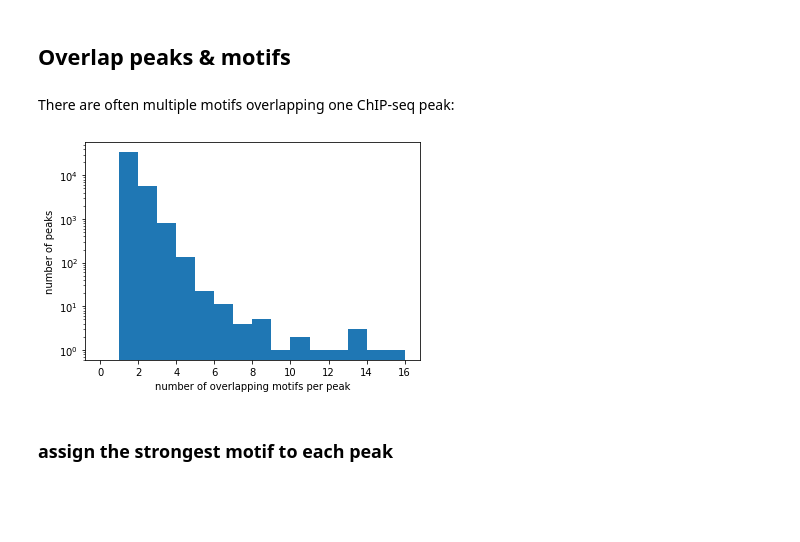
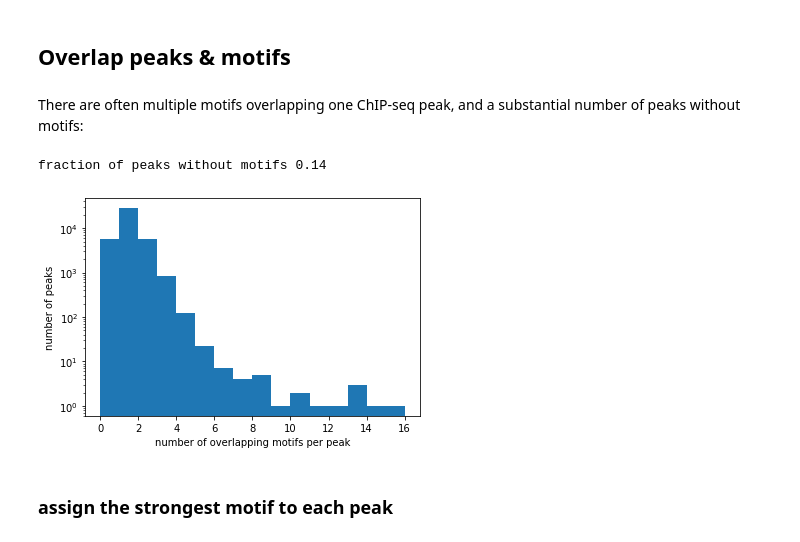
Before and after one commit to open2c/bioframe, a Jupyter notebook: docs/tutorials/tutorial_assign_motifs_to_peaks.ipynb, the cells around one changed output. Saved outputs shown, nothing was run; the diff lists cells and outputs as text; code cells hidden in the pictures; blank space fills up the shorter version.

```diff
--- a/docs/tutorials/tutorial_assign_motifs_to_peaks.ipynb
+++ b/docs/tutorials/tutorial_assign_motifs_to_peaks.ipynb
@@ -44,17 +42,23 @@ ctcf_motifs[0:4]
 # %% [markdown]
 ## Overlap peaks & motifs
 # %%
-df_peaks_motifs = bioframe.overlap(ctcf_peaks,ctcf_motifs, suffixes=('_1','_2'))
+df_peaks_motifs = bioframe.overlap(ctcf_peaks,ctcf_motifs, suffixes=('_1','_2'), return_index=True)
 # %% [markdown]
-There are often multiple motifs overlapping one ChIP-seq peak:
+There are often multiple motifs overlapping one ChIP-seq peak, and a substantial number of peaks without motifs:
 # %%
-motifs_per_peak = df_peaks_motifs.groupby(["chrom_1", "start_1","end_1"]).size().values
+# note that counting motifs per peak can also be handled directly with bioframe.count_overlaps
+# but since we re-use df_peaks_motifs below we instead use the pandas operations directly
+motifs_per_peak = df_peaks_motifs.groupby(["index_1"])["index_2"].count().values
+
 plt.hist(motifs_per_peak,np.arange(0,np.max(motifs_per_peak)))
 plt.xlabel('number of overlapping motifs per peak')
 plt.ylabel('number of peaks')
 plt.semilogy();
+
+print(f'fraction of peaks without motifs {np.round(np.sum(motifs_per_peak==0)/len(motifs_per_peak),2)}')
 # %% [output]
+fraction of peaks without motifs 0.14
-[figure, old version]
+[figure, new version]
 # %% [markdown]
 ### assign the strongest motif to each peak
 # %%
```
Also changed, not shown: parts of 4 cells of this notebook, 1 other file.
